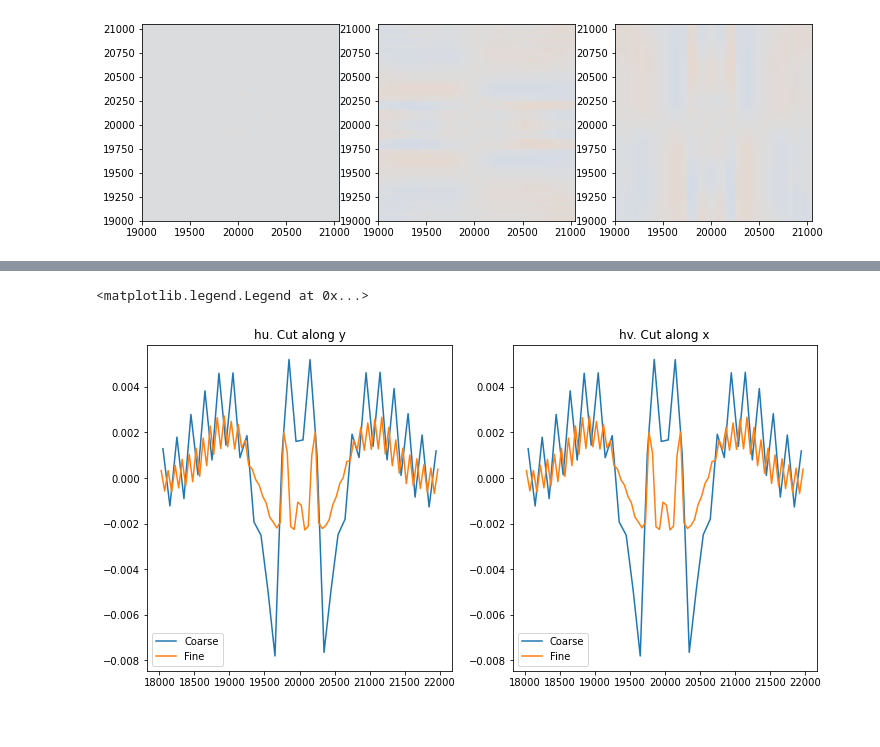
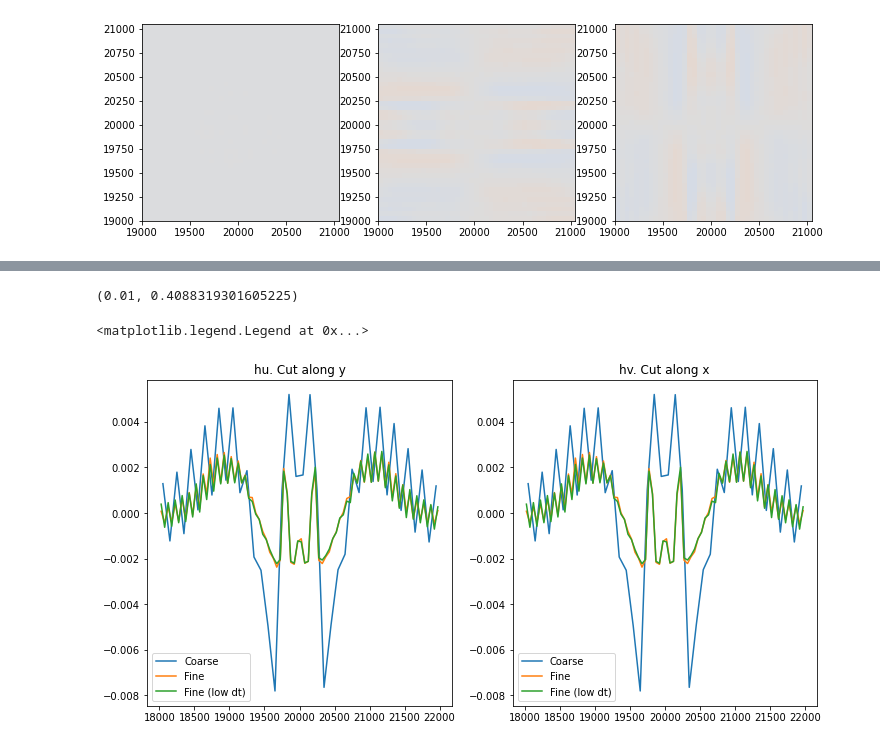
Before and after one commit to sintefmath/havvarsel-flux-investigations, a Jupyter notebook: Bump.ipynb, the cells around one changed output, grey strips where cells are left out. Cells and saved outputs as stored; diff of their text form; code cells hidden in the pictures.

```diff
--- a/Bump.ipynb
+++ b/Bump.ipynb
@@ -357,9 +357,13 @@ axs[1].imshow(fine_eta0[2:-2,2:-2][360:440,360:440])
 <matplotlib.image.AxesImage at 0x...>
 [figure]
 # %%
-fine_su_sim = CDKLM16.CDKLM16(**fine_init_args, **fine_sim_args, dt=0.0, courant_number=0.5, rk_order=2, theta=1.3, flux_balancer=1.0)
-sim_plotter(fine_su_sim, T=T, zoom=False)
-sim_plotter(fine_su_sim, T=0, zoom=True)
+fine_su_sim_std_dt = CDKLM16.CDKLM16(**fine_init_args, **fine_sim_args, dt=0.0, rk_order=2, theta=1.3, flux_balancer=1.0)
+sim_plotter(fine_su_sim_std_dt, T=T, zoom=False)
+sim_plotter(fine_su_sim_std_dt, T=0, zoom=True)
 # %% [output]
 [figure]
 [figure]
+# %%
+fine_su_sim_low_dt = CDKLM16.CDKLM16(**fine_init_args, **fine_sim_args, dt=0.01, rk_order=2, theta=1.3, flux_balancer=1.0)
+sim_plotter(fine_su_sim_low_dt, T=T, zoom=False)
+sim_plotter(fine_su_sim_low_dt, T=0, zoom=True)
@@ -366,21 +373,28 @@ sim_plotter(fine_su_sim, T=0, zoom=True)
+# %%
+fine_su_sim_low_dt.dt, fine_su_sim_std_dt.dt
+# %% [output]
+(0.01, 0.4088319301605225)
 # %%
 eta_su, hu_su, hv_su = su_sim.download(interior_domain_only=True)
-fine_eta_su, fine_hu_su, fine_hv_su = fine_su_sim.download(interior_domain_only=True)
-
+fine_eta_su, fine_hu_su, fine_hv_su = fine_su_sim_std_dt.download(interior_domain_only=True)
+slow_eta_su, slow_hu_su, slow_hv_su = fine_su_sim_low_dt.download(interior_domain_only=True)
 
 fig, axs = plt.subplots(1,2, figsize=(12,6))
 axs[0].set_title("hu. Cut along y")
 axs[1].set_title("hv. Cut along x")
 
 
 axs[0].plot(np.linspace(0.5*su_sim.dx,(su_sim.ny-0.5)*su_sim.dx,int(su_sim.nx))[180:220], hu_su[180:220,210], label="Coarse")
 axs[1].plot(np.linspace(0.5*su_sim.dx,(su_sim.ny-0.5)*su_sim.dx,int(su_sim.nx))[180:220], hv_su[210, 180:220], label="Coarse")
 
-axs[0].plot(np.linspace(0.5*fine_su_sim.dx,(fine_su_sim.ny-0.5)*fine_su_sim.dx,int(fine_su_sim.nx))[360:440], fine_hu_su[360:440, 420], label="Fine")
-axs[1].plot(np.linspace(0.5*fine_su_sim.dx,(fine_su_sim.ny-0.5)*fine_su_sim.dx,int(fine_su_sim.nx))[360:440], fine_hv_su[420, 360:440], label="Fine")
+axs[0].plot(np.linspace(0.5*fine_su_sim_std_dt.dx,(fine_su_sim_std_dt.ny-0.5)*fine_su_sim_std_dt.dx,int(fine_su_sim_std_dt.nx))[360:440], fine_hu_su[360:440, 420], label="Fine")
+axs[1].plot(np.linspace(0.5*fine_su_sim_std_dt.dx,(fine_su_sim_std_dt.ny-0.5)*fine_su_sim_std_dt.dx,int(fine_su_sim_std_dt.nx))[360:440], fine_hv_su[420, 360:440], label="Fine")
+
+axs[0].plot(np.linspace(0.5*fine_su_sim_low_dt.dx,(fine_su_sim_low_dt.ny-0.5)*fine_su_sim_low_dt.dx,int(fine_su_sim_low_dt.nx))[360:440], slow_hu_su[360:440, 420], label="Fine (low dt)")
+axs[1].plot(np.linspace(0.5*fine_su_sim_low_dt.dx,(fine_su_sim_low_dt.ny-0.5)*fine_su_sim_low_dt.dx,int(fine_su_sim_low_dt.nx))[360:440], slow_hv_su[420, 360:440], label="Fine (low dt)")
 
 axs[0].legend()
 axs[1].legend()
 # %% [output]
 <matplotlib.legend.Legend at 0x...>
-[figure, old version]
+[figure, new version]
```
Also changed, not shown: parts of 2 cells of this notebook, 2 other files.
